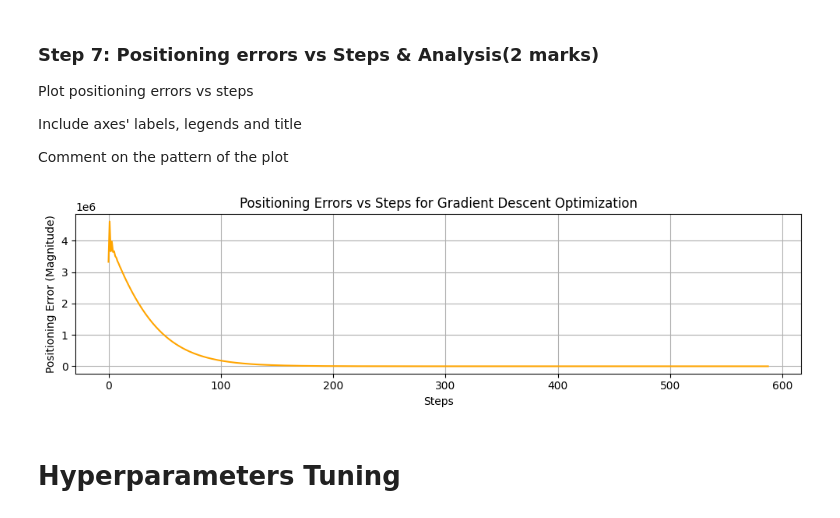
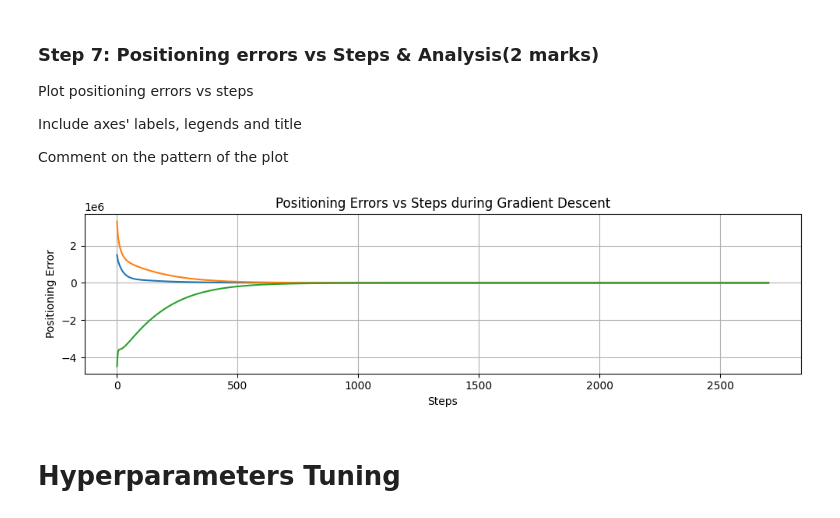
Before and after one commit to Kaushini1408/engg680_2024_fall, a Jupyter notebook: Lab_Assignment3/Assignment3.ipynb, the cells around one changed output. Drawn from its saved outputs; the diff is of its cells as text; code cells hidden in the pictures.

```diff
--- a/Lab_Assignment3/Assignment3.ipynb
+++ b/Lab_Assignment3/Assignment3.ipynb
@@ -298,27 +329,35 @@ Plot positioning errors vs steps
 Include axes' labels, legends and title
 
 Comment on the pattern of the plot
-# %%
-fig, ax = plt.subplots(nrows=1, ncols=1, figsize=(10, 3))
-# ...
-
-positioning_errors = np.linalg.norm(arr_err, axis=1)
-ax.plot(positioning_errors, label='Positioning Error', color='orange')
-
-ax.set_xlabel('Steps')
-ax.set_ylabel('Positioning Error (Magnitude)')
-ax.set_title('Positioning Errors vs Steps for Gradient Descent Optimization')
-
-ax.grid(True)
-fig.tight_layout()
-plt.show()
-
-# Comment on the pattern
-# This pattern demonstrates effective convergence toward the true position. The rapid initial error reduction shows that the algorithm efficiently moves closer to the correct location early on.
-# The final plateau indicates successful convergence, with the positioning error remaining consistently low. This convergence pattern confirms that the gradient descent method is well-suited for
-# this problem, providing accurate positioning by reducing the error iteratively until it’s minimized.
-# %% [output]
-[figure, removed]
+# %%
+#Positioning errors vs Steps & Analysis)
+
+# Create the plot
+fig, ax = plt.subplots(nrows=1, ncols=1, figsize=(10, 3))
+
+# Plot positioning errors for each component (x, y, z) vs steps
+ax.plot(arr_err)
+
+# Label the axes
+ax.set_xlabel('Steps')
+ax.set_ylabel('Positioning Error')
+
+# Set the title of the plot
+ax.set_title('Positioning Errors vs Steps during Gradient Descent')
+
+# Enable grid for better visualization
+ax.grid(True)
+
+# Adjust layout for better spacing
+fig.tight_layout()
+
+# Show the plot
+plt.show()
+
+# Comment on the pattern
+# Positioning errors typically decrease as the number of steps increases. At the beginning, the errors were large, but as the algorithm converges, the errors in x, y, and z will approach zero or near-zero, indicating that the receiver's position estimate is getting closer to the true position.
+# %% [output]
+[figure, added]
 # %% [markdown]
 # Hyperparameters Tuning
 # %% [markdown]
```
Also changed, not shown: parts of 16 cells of this notebook.
